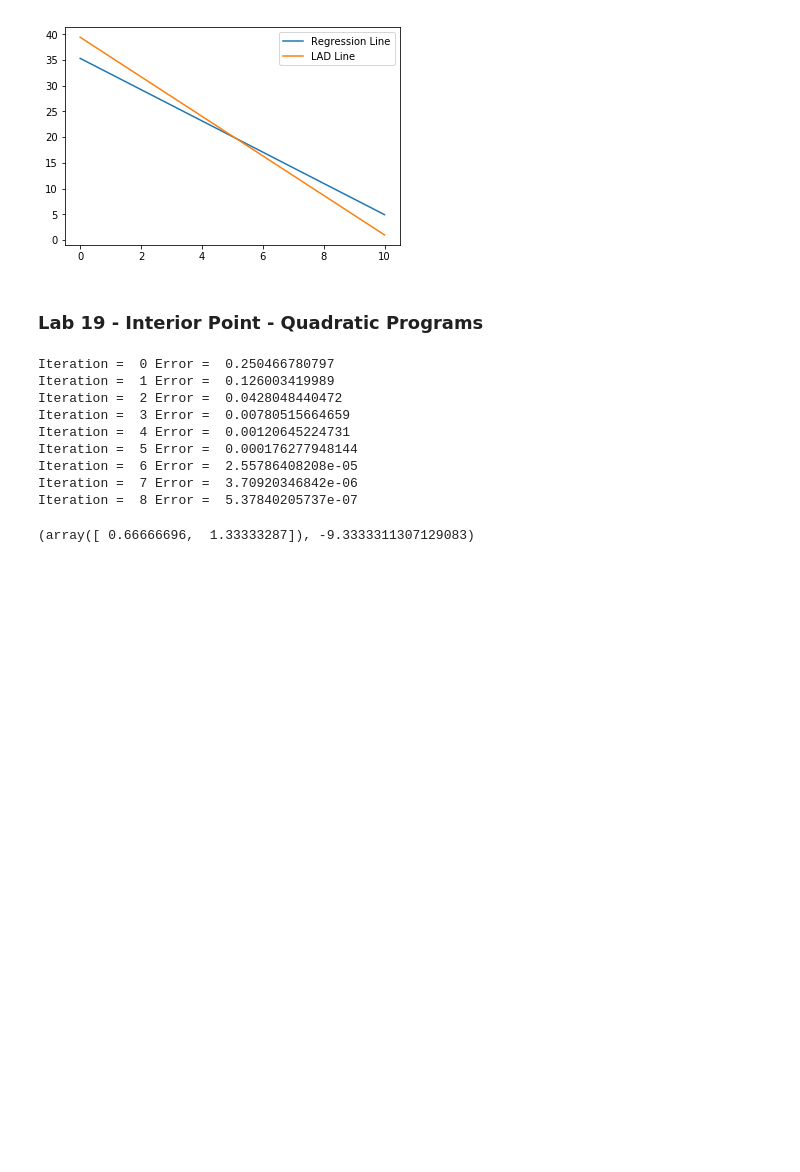
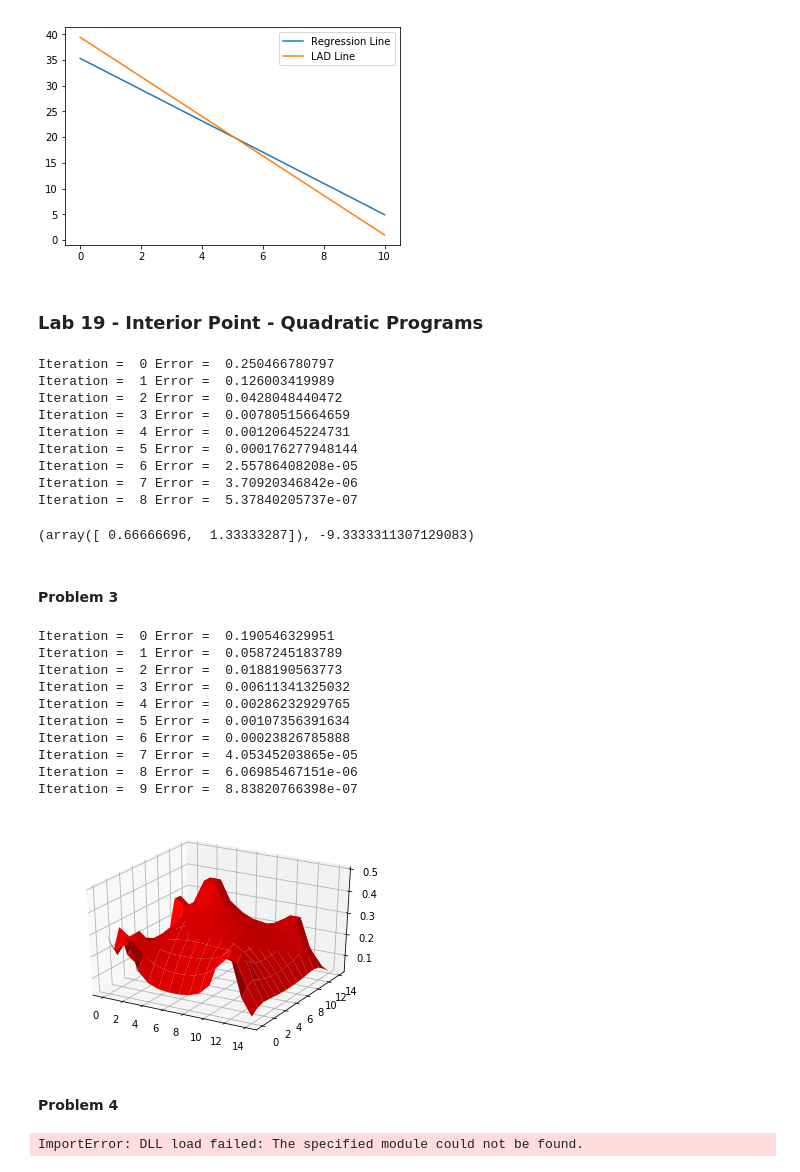
Before and after one commit to weihanchia/OSM-Lab-2017, a Jupyter notebook: Computation/Week 4/Week 4 - Last 4 Labs.ipynb, the cells around one changed output. Cells and saved outputs as stored; diff of their text form; code cells hidden in the pictures; blank space fills up the shorter version.

```diff
--- a/Computation/Week 4/Week 4 - Last 4 Labs.ipynb
+++ b/Computation/Week 4/Week 4 - Last 4 Labs.ipynb
@@ -304,3 +304,73 @@ Iteration =  6 Error =  2.55786408208e-05
 Iteration =  7 Error =  3.70920346842e-06
 Iteration =  8 Error =  5.37840205737e-07
 (array([ 0.66666696,  1.33333287]), -9.3333311307129083)
+# %% [markdown]
+#### Problem 3
+# %%
+# Code Initilaize Problem, Solve and Plot Results
+from scipy.sparse import spdiags
+from mpl_toolkits.mplot3d import Axes3D
+
+def laplacian(n):
+    data = -1*np.ones((5, n**2))
+    data[2,:] = 4
+    data[1, n-1::n] = 0
+    data[3,::n] = 0
+    diags = np.array([-n,-1,0,1,n])
+    return spdiags(data, diags, n**2, n**2).toarray()
+
+# Create tent pole formation with n = 15
+n = 15
+L = np.zeros((n,n))
+L[n//2-1:n//2+1,n//2-1:n//2+1] = .5
+m = [n//601,n//6, int(5*(n/6.))-1, int(5*(n/6.))]
+mask1, mask2 = np.meshgrid(m,m)
+L[mask1, mask2] = .3
+L = L.ravel()
+
+# Initial Guess
+x = np.ones((n,n)).ravel()
+y = np.ones(n**2)
+mu = np.ones(n**2)
+
+# Initializing c, A and H
+H = laplacian(n)
+c = np.ones(n**2)*(-(n-1)**(-2))
+A = np.eye(n**2)
+
+z = qinteriorPoint(H, A, L, c, (x,y,mu))[0].reshape((n,n))
+
+# Plotting Solution
+domain = np.arange(n)
+X, Y = np.meshgrid(domain, domain)
+fig = plt.figure()
+ax1 = fig.add_subplot(111, projection='3d')
+ax1.plot_surface(X, Y, z, rstride = 1, cstride = 1, color='r')
+plt.show()
+# %% [output]
+Iteration =  0 Error =  0.190546329951
+Iteration =  1 Error =  0.0587245183789
+Iteration =  2 Error =  0.0188190563773
+Iteration =  3 Error =  0.00611341325032
+Iteration =  4 Error =  0.00286232929765
+Iteration =  5 Error =  0.00107356391634
+Iteration =  6 Error =  0.00023826785888
+Iteration =  7 Error =  4.05345203865e-05
+Iteration =  8 Error =  6.06985467151e-06
+Iteration =  9 Error =  8.83820766398e-07
+[figure, added]
+# %% [markdown]
+#### Problem 4
+# %%
+# Loading Data
+portfolio = np.loadtxt('portfolio.txt')
+
+#Generating Q and mu
+Q = np.cov(portfolio[:,1:], rowvar = False)
+mu = np.mean(portfolio[:,1:], axis = 0)
+R = 1.13
+
+from cvxopt import matrix, solvers
+Q = matrix(Q)
+# %% [output]
+ImportError: DLL load failed: The specified module could not be found.
```
Also changed, not shown: parts of 1 cell of this notebook, 3 other files.
